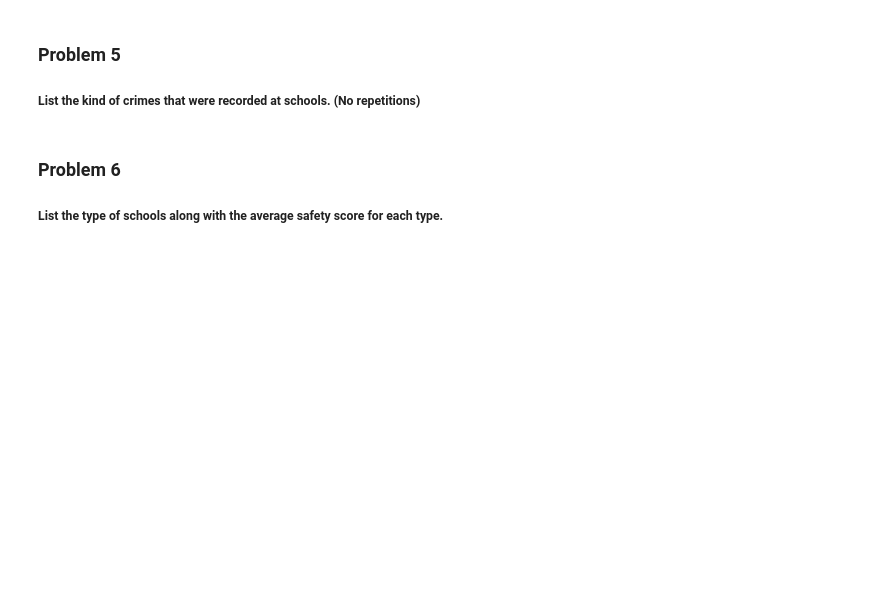
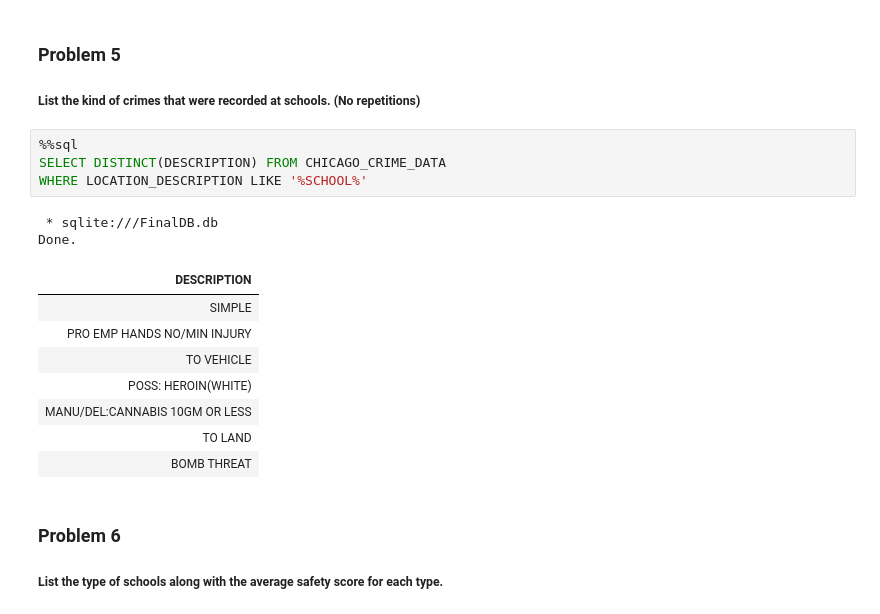
Before and after one commit to matublaq/IBM_datascience_course, a Jupyter notebook: SQL IBM project/SQL_chicago/chicagoDataset.ipynb, the cells around one changed output. Saved outputs shown, nothing was run; the diff lists cells and outputs as text; blank space fills up the shorter version.

```diff
--- a/SQL IBM project/SQL_chicago/chicagoDataset.ipynb
+++ b/SQL IBM project/SQL_chicago/chicagoDataset.ipynb
@@ -132,6 +132,21 @@ AND]
 ### Problem 5
 
 ##### List the kind of crimes that were recorded at schools. (No repetitions)
+# %%
+%%sql
+SELECT DISTINCT(DESCRIPTION) FROM CHICAGO_CRIME_DATA
+WHERE LOCATION_DESCRIPTION LIKE '%SCHOOL%'
+# %% [output]
+ * sqlite:///FinalDB.db
+Done.
+| DESCRIPTION |
+| SIMPLE |
+| PRO EMP HANDS NO/MIN INJURY |
+| TO VEHICLE |
+| POSS: HEROIN(WHITE) |
+| MANU/DEL:CANNABIS 10GM OR LESS |
+| TO LAND |
+| BOMB THREAT |
 # %% [markdown]
 ### Problem 6
 
```
